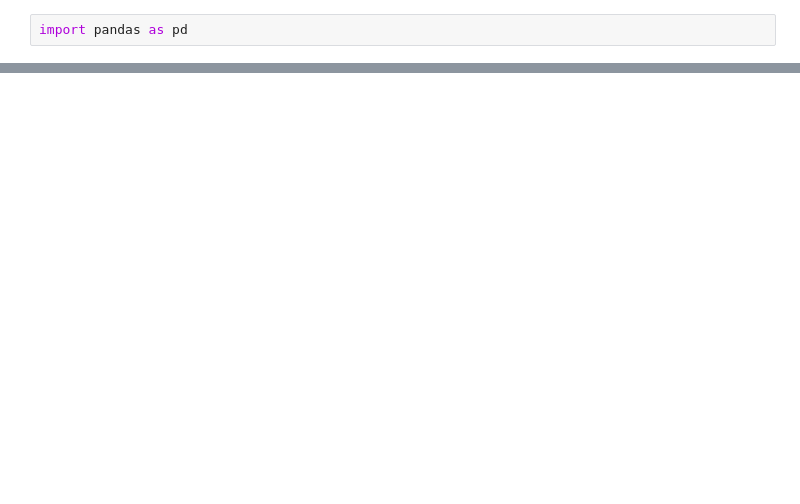
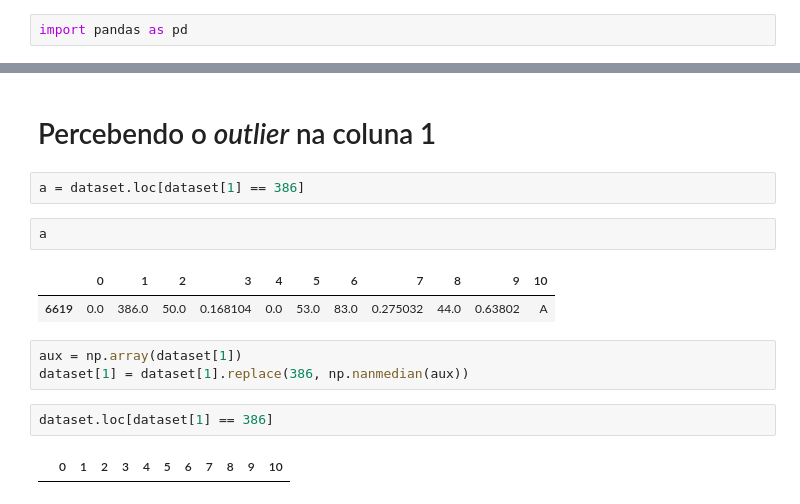
Before and after one commit to nathNath/provadeia, a Jupyter notebook: questaodois/Segunda questão.ipynb, the cells around one changed output, grey strips where cells are left out. Cells and saved outputs as stored; diff of their text form; blank space fills up the shorter version.

```diff
--- a/questaodois/Segunda questão.ipynb
+++ b/questaodois/Segunda questão.ipynb
@@ -56,0 +114,16 @@ data.describe()
+# %% [markdown]
+# Percebendo o _outlier_ na coluna 1
+# %%
+a = dataset.loc[dataset[1] == 386]
+# %%
+a
+# %% [output]
+|  | 0 | 1 | 2 | 3 | 4 | 5 | 6 | 7 | 8 | 9 | 10 |
+| 6619 | 0.0 | 386.0 | 50.0 | 0.168104 | 0.0 | 53.0 | 83.0 | 0.275032 | 44.0 | 0.63802 | A |
+# %%
+aux = np.array(dataset[1])
+dataset[1] = dataset[1].replace(386, np.nanmedian(aux))
+# %%
+dataset.loc[dataset[1] == 386]
+# %% [output]
+|  | 0 | 1 | 2 | 3 | 4 | 5 | 6 | 7 | 8 | 9 | 10 |
```
Also changed, not shown: parts of 37 cells of this notebook.
